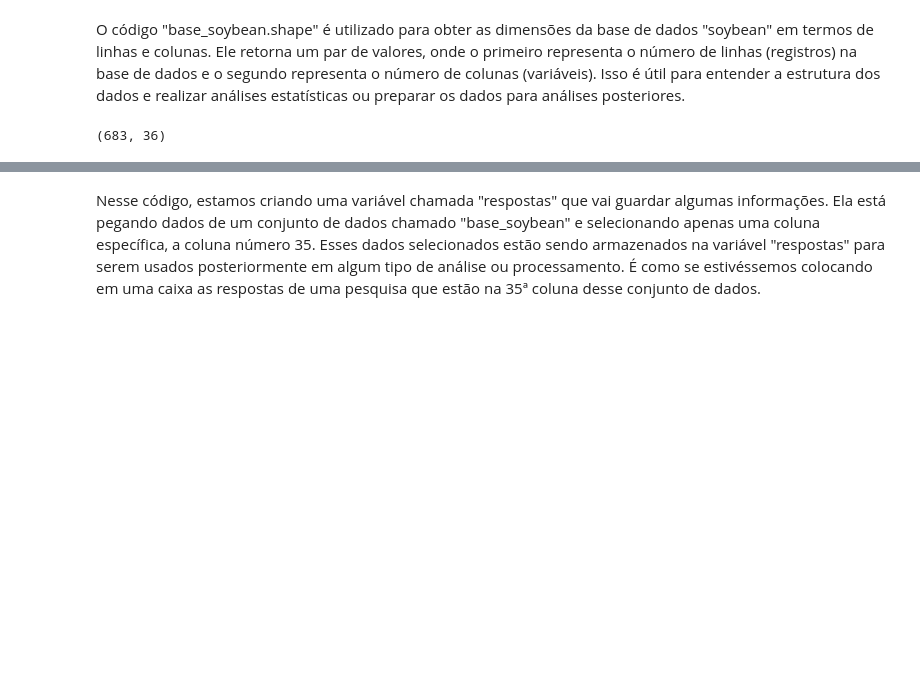
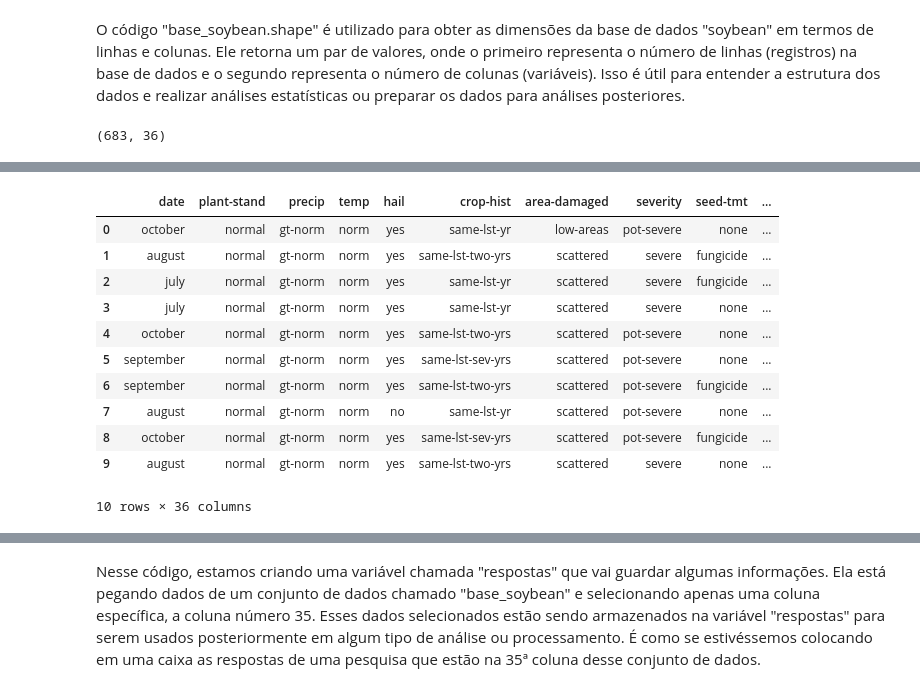
Before and after one commit to Adriano1976/Data-Science-Analysis, a Jupyter notebook: Neural-Networks-e-Deep-Learning/Scripts-em-Python/Caso_de_uso_soybean.ipynb, the cells around one changed output, grey strips where cells are left out. Cells and saved outputs as stored; diff of their text form; code cells hidden in the pictures; blank space fills up the shorter version.

```diff
--- a/Neural-Networks-e-Deep-Learning/Scripts-em-Python/Caso_de_uso_soybean.ipynb
+++ b/Neural-Networks-e-Deep-Learning/Scripts-em-Python/Caso_de_uso_soybean.ipynb
@@ -47,0 +50,15 @@ base_soybean.shape
+# %%
+base_soybean.head(10)
+# %% [output]
+|  | date | plant-stand | precip | temp | hail | crop-hist | area-damaged | severity | seed-tmt | ... |
+| 0 | october | normal | gt-norm | norm | yes | same-lst-yr | low-areas | pot-severe | none | ... |
+| 1 | august | normal | gt-norm | norm | yes | same-lst-two-yrs | scattered | severe | fungicide | ... |
+| 2 | july | normal | gt-norm | norm | yes | same-lst-yr | scattered | severe | fungicide | ... |
+| 3 | july | normal | gt-norm | norm | yes | same-lst-yr | scattered | severe | none | ... |
+| 4 | october | normal | gt-norm | norm | yes | same-lst-two-yrs | scattered | pot-severe | none | ... |
+| 5 | september | normal | gt-norm | norm | yes | same-lst-sev-yrs | scattered | pot-severe | none | ... |
+| 6 | september | normal | gt-norm | norm | yes | same-lst-two-yrs | scattered | pot-severe | fungicide | ... |
+| 7 | august | normal | gt-norm | norm | no | same-lst-yr | scattered | pot-severe | none | ... |
+| 8 | october | normal | gt-norm | norm | yes | same-lst-sev-yrs | scattered | pot-severe | fungicide | ... |
+| 9 | august | normal | gt-norm | norm | yes | same-lst-two-yrs | scattered | severe | none | ... |
+10 rows × 36 columns
```
Also changed, not shown: parts of 54 cells of this notebook.
